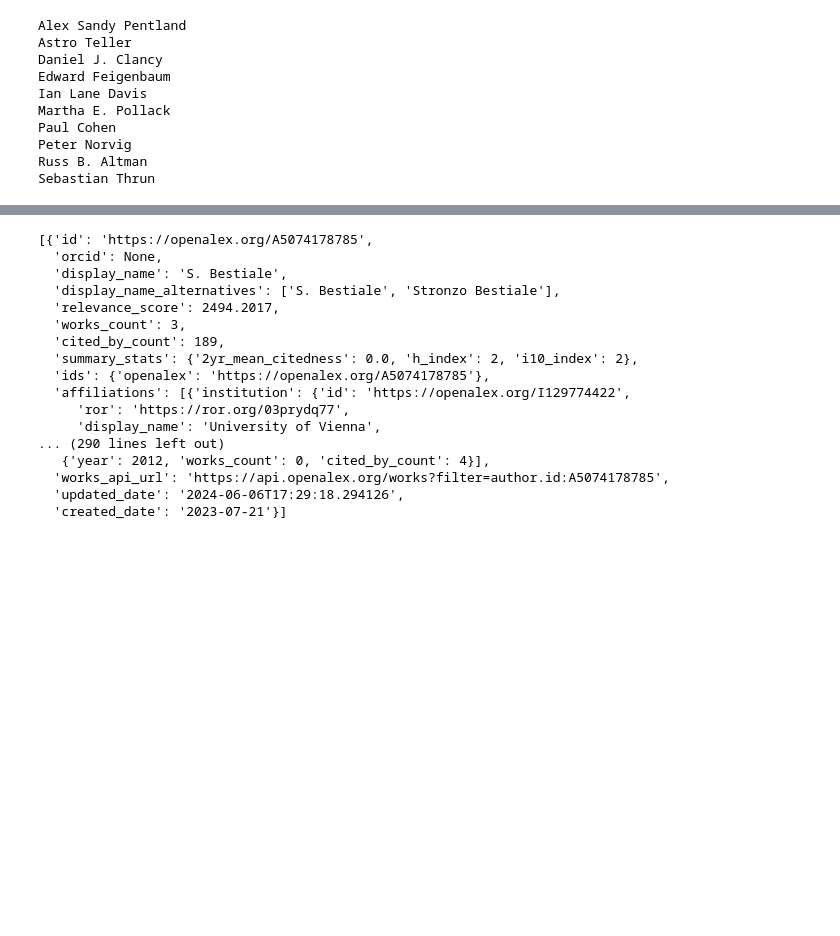
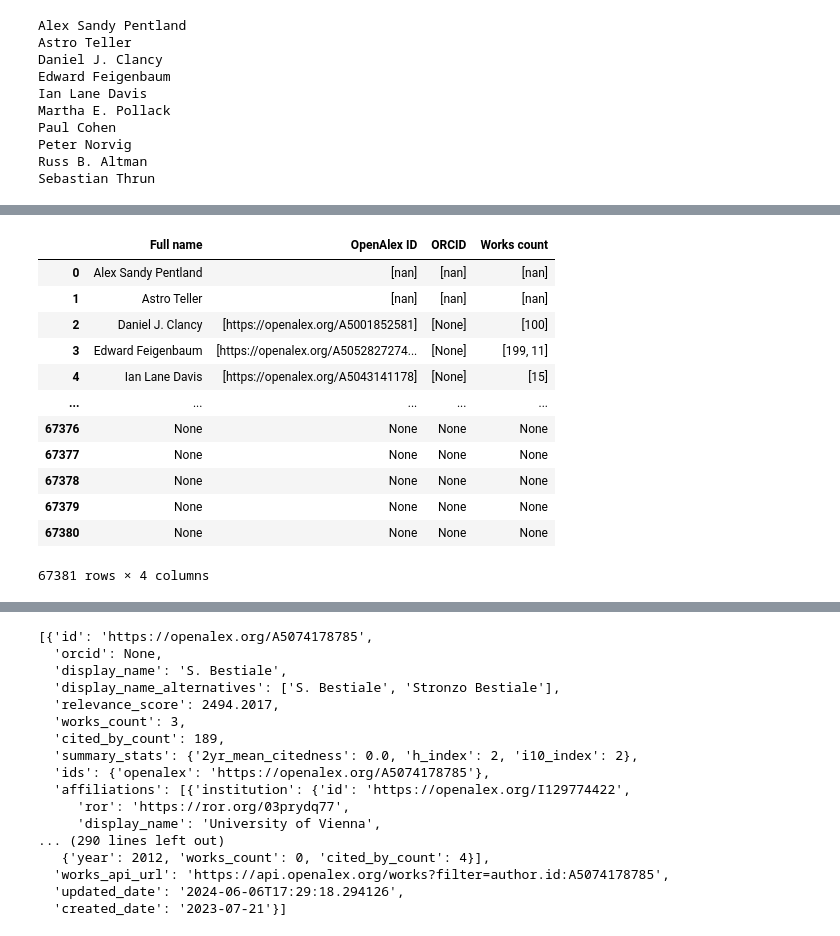
Before and after one commit to mariespedersen/Thesis_github, a Jupyter notebook: Get_citation_info.ipynb, the cells around one changed output, grey strips where cells are left out. Cells and saved outputs as stored; diff of their text form; code cells hidden in the pictures; blank space fills up the shorter version.

```diff
--- a/Get_citation_info.ipynb
+++ b/Get_citation_info.ipynb
@@ -5,7 +39,7 @@
 # %%
 BASE_URL = 'https://api.openalex.org/'
 ENDPOINT = 'authors'
+MAIL = 'elsa@itu.dk'
+mail = f'&mailto={MAIL}'
 
 complete_url = BASE_URL + ENDPOINT
-
-response = requests.get(complete_url)
@@ -37,7 +69,7 @@ for i in full_name[0:10]:
     print(i)
 
     filter = f'?search={i}'
-    complete_url = BASE_URL + ENDPOINT + filter
+    complete_url = BASE_URL + ENDPOINT + filter + mail
     response_json = requests.get(complete_url).json()
     author_data = response_json['results']
 
@@ -85,0 +120,7 @@ Sebastian Thrun
+# %%
+chunk_size = 5
+
+for i in range(0, len(full_name), chunk_size):
+
+    chunk = full_name[i:i+chunk_size]
+    print(chunk)
@@ -86,3 +262,19 @@ Sebastian Thrun
+# %%
+df_author_id
+# %% [output]
+|  | Full name | OpenAlex ID | ORCID | Works count |
+| 0 | Alex Sandy Pentland | [nan] | [nan] | [nan] |
+| 1 | Astro Teller | [nan] | [nan] | [nan] |
+| 2 | Daniel J. Clancy | [https://openalex.org/A5001852581] | [None] | [100] |
+| 3 | Edward Feigenbaum | [https://openalex.org/A5052827274... | [None] | [199, 11] |
+| 4 | Ian Lane Davis | [https://openalex.org/A5043141178] | [None] | [15] |
+| ... | ... | ... | ... | ... |
+| 67376 | None | None | None | None |
+| 67377 | None | None | None | None |
+| 67378 | None | None | None | None |
+| 67379 | None | None | None | None |
+| 67380 | None | None | None | None |
+67381 rows × 4 columns
 # %%
 df_author_id = pd.DataFrame(columns = ['Full name', 'OpenAlex ID', 'ORCID', 'Works count'])
 df_author_id['Full name'] = full_name[0:10]
```
Also changed, not shown: parts of 21 cells of this notebook, 1 other file.
